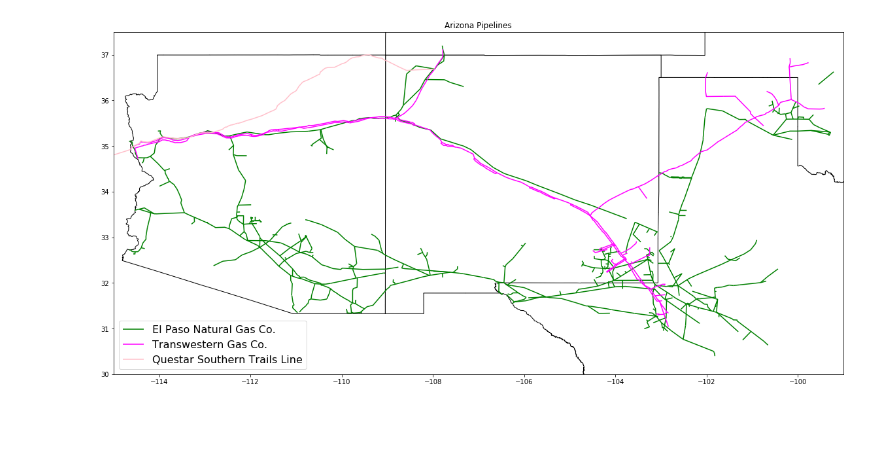
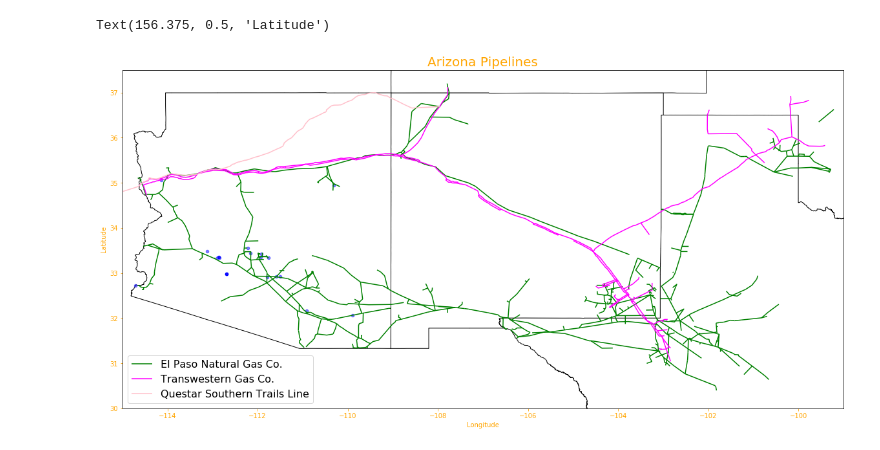
Before and after one commit to Astrayer/NG_SourceMonster, a Jupyter notebook: sourceCode/Geo_Connect.ipynb, the cells around one changed output. Cells and saved outputs as stored; diff of their text form; code cells hidden in the pictures; blank space fills up the shorter version.

Commit message:
Added Generating Stations to Arizona

```diff
--- a/sourceCode/Geo_Connect.ipynb
+++ b/sourceCode/Geo_Connect.ipynb
@@ -4,8 +6,15 @@ import matplotlib.pyplot as plt
 
 #%matplotlib inline
 # %%
+'''Import Data'''
 shp = gp.read_file("../Natural_Gas_Interstate_and_Intrastate_Pipelines/Natural_Gas_Interstate_and_Intrastate_Pipelines.shp")
 us = gp.read_file("../tl_2017_us_state/tl_2017_us_state.shp")
+plants = pd.read_excel('../Output_Excel/Arizona_Info.xlsx')
 
 us.crs = {'init': 'epsg: 4326'}
+# %%
+'''Convert plants dataframe to geospatial dataframe'''
+plants_geo = gp.GeoDataFrame(plants, geometry=gp.points_from_xy(plants.Longitude,
+                                                               plants.Latitude))
+plants_geo.crs = {'init': 'epsg: 4326'}
 # %%
@@ -19,19 +30,26 @@ ElPasoNGC = shp.loc[shp['Operator'] == 'El Paso Natural Gas Co']
 TransWGC = shp.loc[shp['Operator'] == 'Transwestern Gas Co']
 QuestarSTL = shp.loc[shp['Operator'] == 'Questar Southern Trails Line']
 # %%
+'''Plot Data'''
 fig, ax = plt.subplots(1, figsize=(20, 20))
 ax.set_xlim(-115, -99)
 ax.set_ylim(30, 37.5)
 
 base = NM.plot(ax=ax, color='white', edgecolor='black')
 case = TX.plot(ax=ax, color='white', edgecolor='black')
 dase = AZ.plot(ax=ax, color='white', edgecolor='black')
 ease = CO.plot(ax=ax, color='white', edgecolor='black')
 ElPasoNGC.plot(ax=base, color='green', label='El Paso Natural Gas Co.')
 TransWGC.plot(ax=base, color='magenta', label='Transwestern Gas Co.')
 QuestarSTL.plot(ax=base, color = 'pink', label='Questar Southern Trails Line')
+plants_geo.plot(markersize=20, color='blue', alpha=0.5, ax=ax)
 
-ax.set_title('Arizona Pipelines')
+ax.set_title('Arizona Pipelines', color='orange', size='20')
 legend = ax.legend(loc='lower left', prop={'size': 16})
+ax.tick_params(axis='x', colors='orange')
+ax.tick_params(axis='y', colors='orange')
+ax.set_xlabel('Longitude', color='orange')
+ax.set_ylabel('Latitude', color='orange')
 # %% [output]
+Text(156.375, 0.5, 'Latitude')
-[figure, old version]
+[figure, new version]
```
Also changed, not shown: parts of 3 cells of this notebook, 2 other files.
